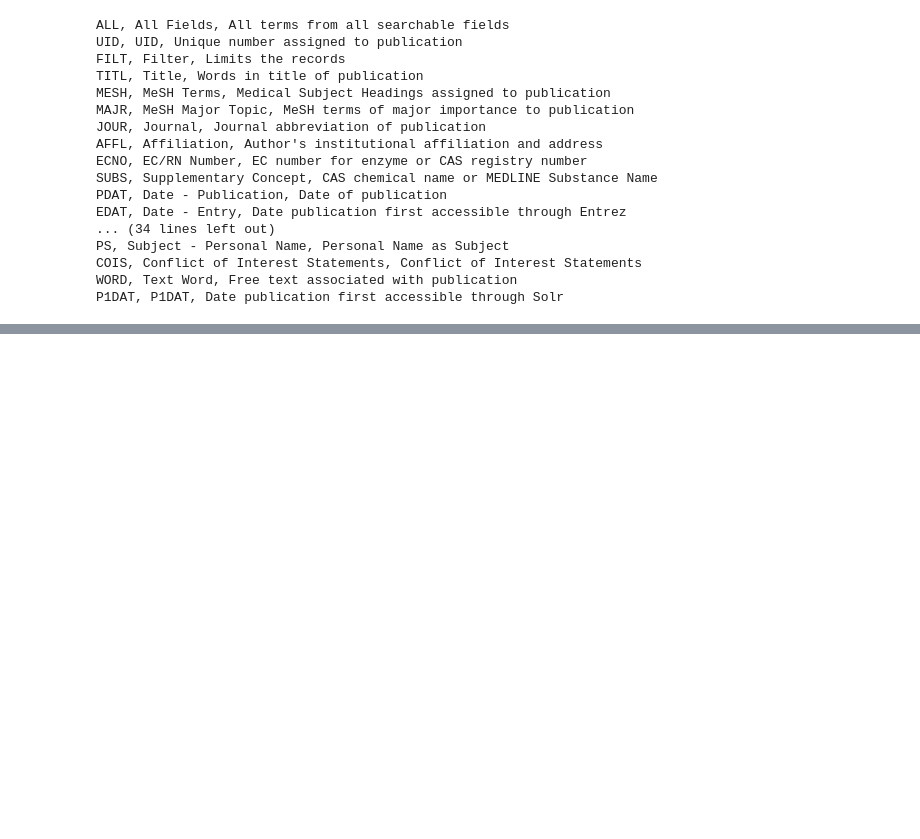
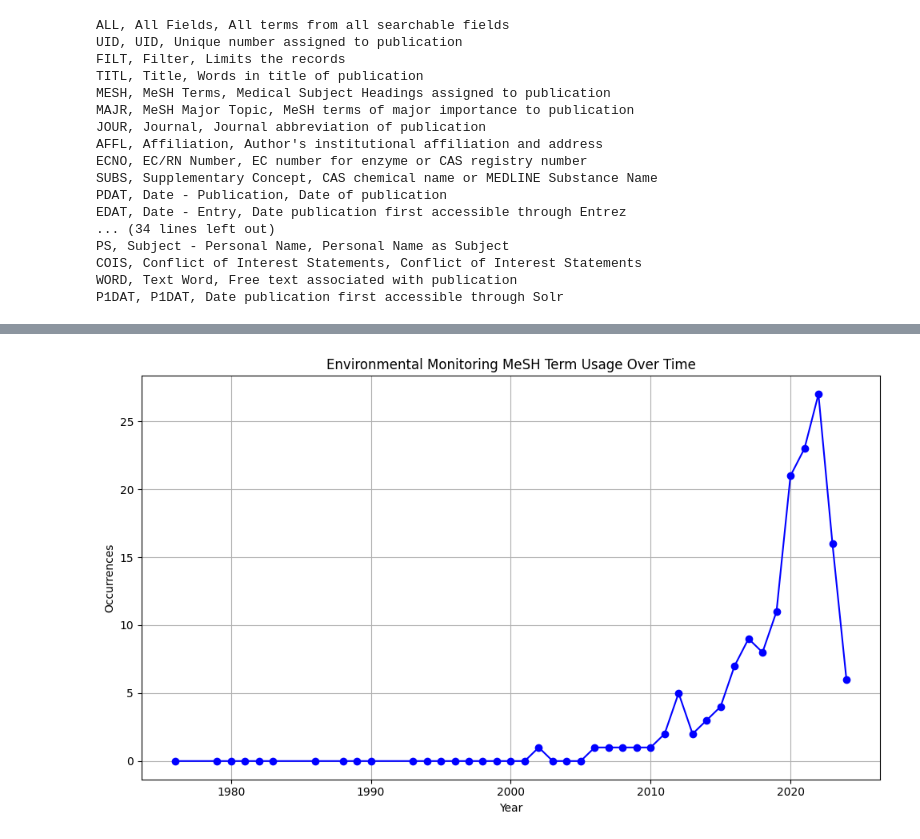
Before and after one commit to eDNAqua-Plan-project/european-aquatic-eDNA-landscape, a Jupyter notebook: LLM-eDNA-trend-analysis/trend-analysis.ipynb, the cells around one changed output, grey strips where cells are left out. Cells and saved outputs as stored; diff of their text form; code cells hidden in the pictures; blank space fills up the shorter version.

```diff
--- a/LLM-eDNA-trend-analysis/trend-analysis.ipynb
+++ b/LLM-eDNA-trend-analysis/trend-analysis.ipynb
@@ -481,0 +597,11 @@ P1DAT, P1DAT, Date publication first accessible through Solr
+# %%
+# Plot only one keyword
+mesh_df['environmental monitoring'].plot(figsize=(10, 6), marker='o', color='blue')
+plt.title("Environmental Monitoring MeSH Term Usage Over Time")
+plt.xlabel("Year")
+plt.ylabel("Occurrences")
+plt.grid(True)
+plt.tight_layout()
+plt.show()
+# %% [output]
+[figure, added]
```
Also changed, not shown: parts of 8 cells of this notebook, 2 other files.
